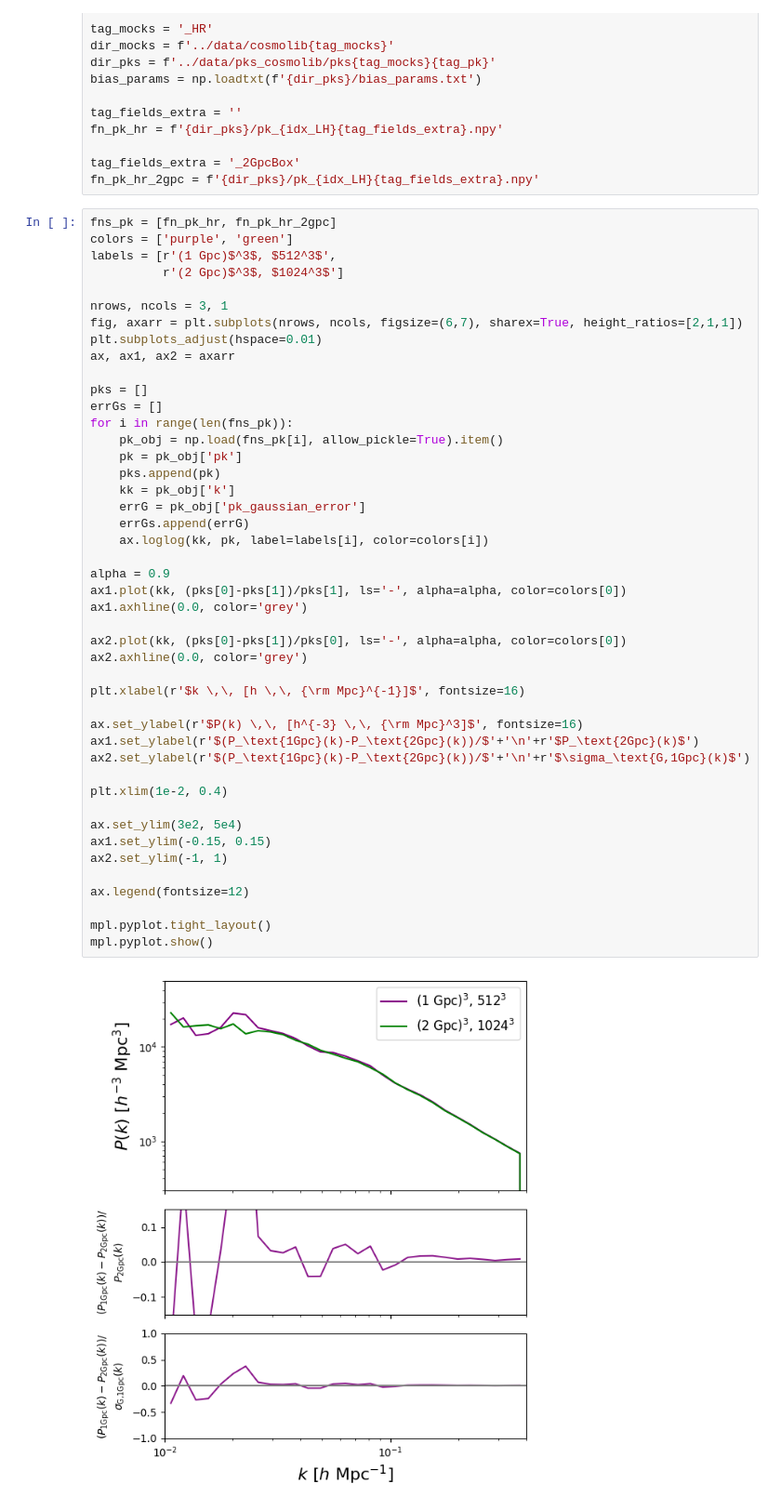
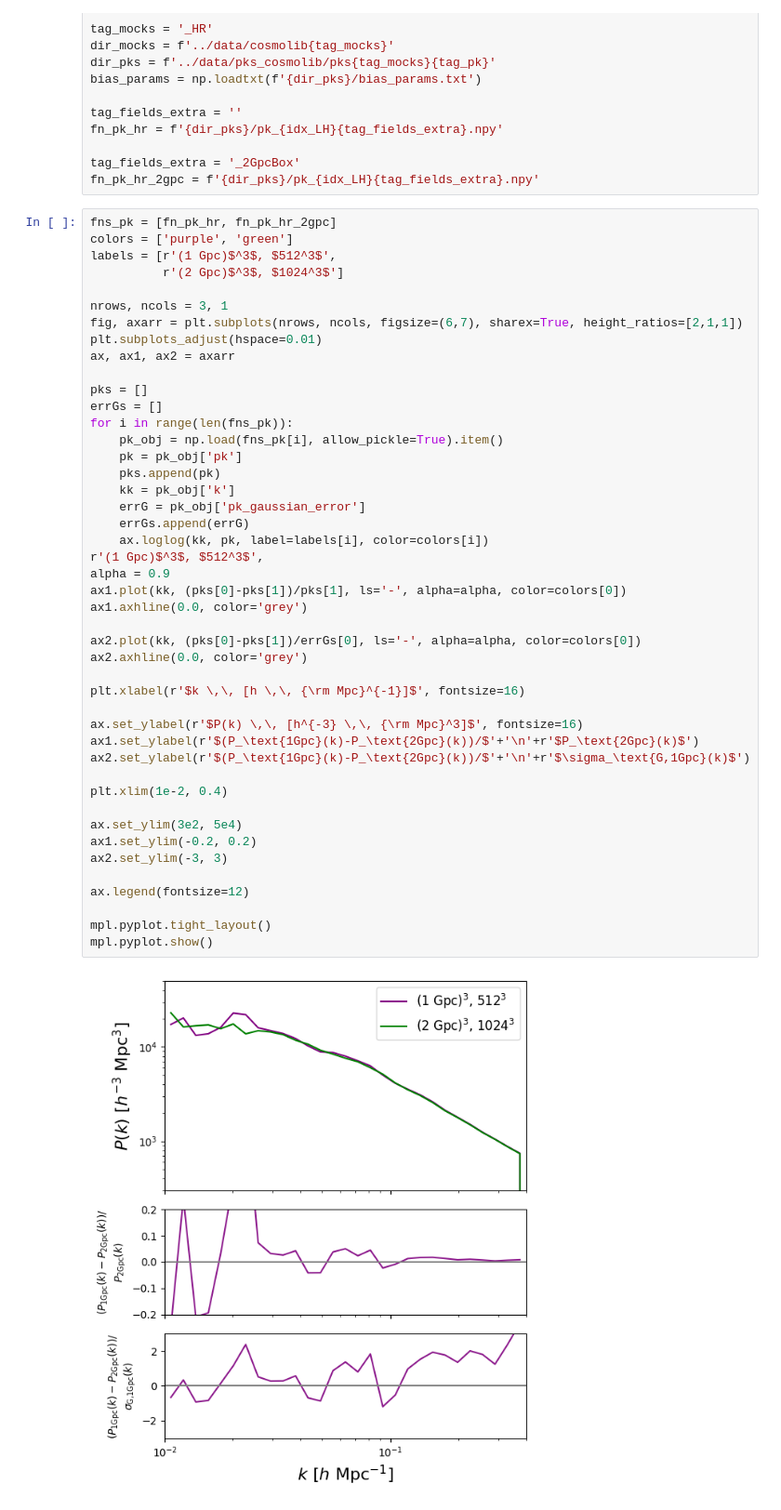
Before and after one commit to kstoreyf/muchisimocks, a Jupyter notebook: notebooks/2024-04-03_check_map2map.ipynb, the cells around one changed output. Shown at 93% size. Saved outputs shown, nothing was run; the diff lists cells and outputs as text.

```diff
--- a/notebooks/2024-04-03_check_map2map.ipynb
+++ b/notebooks/2024-04-03_check_map2map.ipynb
@@ -1231,35 +1231,35 @@ pks = []
 errGs = []
 for i in range(len(fns_pk)):
     pk_obj = np.load(fns_pk[i], allow_pickle=True).item()
     pk = pk_obj['pk']
     pks.append(pk)
     kk = pk_obj['k']
     errG = pk_obj['pk_gaussian_error']
     errGs.append(errG)
     ax.loglog(kk, pk, label=labels[i], color=colors[i])
-
+r'(1 Gpc)$^3$, $512^3$',
 alpha = 0.9
 ax1.plot(kk, (pks[0]-pks[1])/pks[1], ls='-', alpha=alpha, color=colors[0])
 ax1.axhline(0.0, color='grey')
 
-ax2.plot(kk, (pks[0]-pks[1])/pks[0], ls='-', alpha=alpha, color=colors[0])
+ax2.plot(kk, (pks[0]-pks[1])/errGs[0], ls='-', alpha=alpha, color=colors[0])
 ax2.axhline(0.0, color='grey')
 
 plt.xlabel(r'$k \,\, [h \,\, {\rm Mpc}^{-1}]$', fontsize=16)
 
 ax.set_ylabel(r'$P(k) \,\, [h^{-3} \,\, {\rm Mpc}^3]$', fontsize=16)
 ax1.set_ylabel(r'$(P_\text{1Gpc}(k)-P_\text{2Gpc}(k))/$'+'\n'+r'$P_\text{2Gpc}(k)$')
 ax2.set_ylabel(r'$(P_\text{1Gpc}(k)-P_\text{2Gpc}(k))/$'+'\n'+r'$\sigma_\text{G,1Gpc}(k)$')
 
 plt.xlim(1e-2, 0.4)
 
 ax.set_ylim(3e2, 5e4)
-ax1.set_ylim(-0.15, 0.15)
-ax2.set_ylim(-1, 1)
+ax1.set_ylim(-0.2, 0.2)
+ax2.set_ylim(-3, 3)
 
 ax.legend(fontsize=12)
 
 mpl.pyplot.tight_layout()
 mpl.pyplot.show()
 # %% [output]
-[figure, old version]
+[figure, new version]
```
Also changed, not shown: parts of 6 cells of this notebook, 2 other files.
